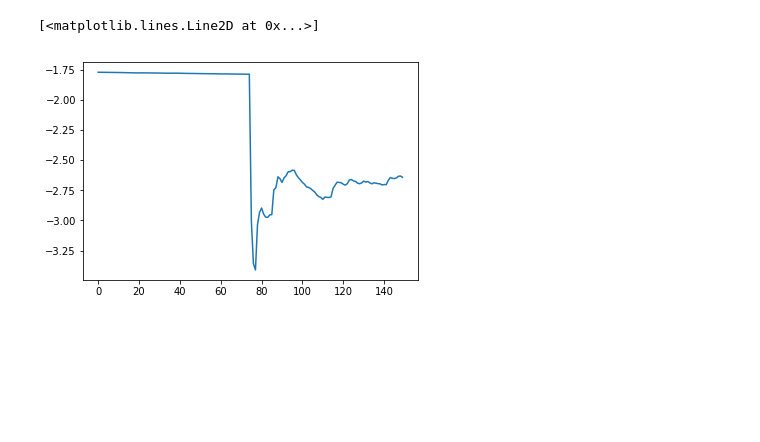
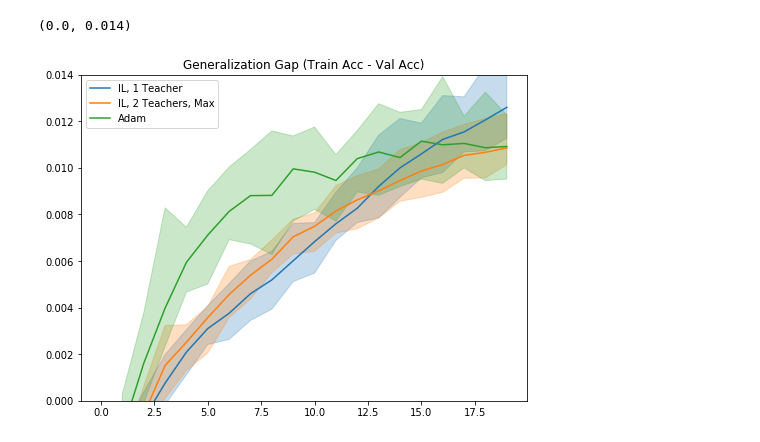
Before and after one commit to thetianshuhuang/l2o, a Jupyter notebook: analysis.ipynb, the cells around one changed output. Drawn from its saved outputs; the diff is of its cells as text; code cells hidden in the pictures; blank space fills up the shorter version.

```diff
--- a/analysis.ipynb
+++ b/analysis.ipynb
@@ -76,6 +101,17 @@ axs[1][1].set_ylim(0.9, 1)
-# %%
-bl[0]
-plt.plot(bl[0])
-# %% [output]
-[<matplotlib.lines.Line2D at 0x...>]
-[figure, removed]
+# %%
+fig, axs = plt.subplots(1, 1, figsize=(8, 6))
+
+for key in ["base", "2t_max", "adam"]:
+    d = np.load("results/baseline_adam.npz" if key == "adam" else paths.evaluation.format(key))
+
+    plot_band(
+        axs, np.arange(20),
+        d["sparse_categorical_accuracy"] - d["val_sparse_categorical_accuracy"],
+        label="Adam" if key == "adam" else full_names[key])
+
+axs.legend()
+axs.set_title("Generalization Gap (Train Acc - Val Acc)")
+axs.set_ylim(0.0, 0.014)
+# %% [output]
+(0.0, 0.014)
+[figure, added]
```
Also changed, not shown: parts of 7 cells of this notebook, 7 other files.
